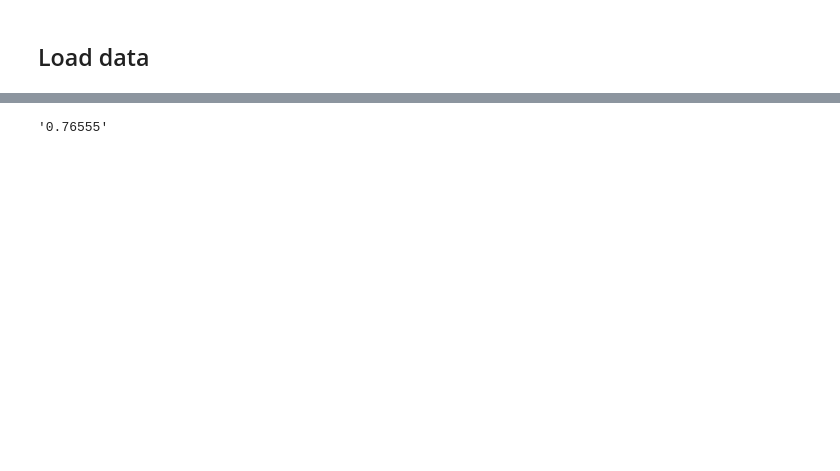
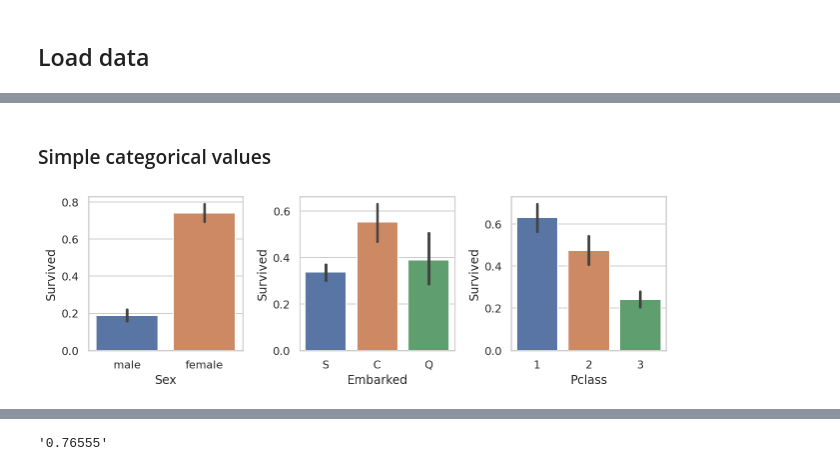
Before and after one commit to dwitvliet/kaggle-titanic, a Jupyter notebook: kaggle-titanic.ipynb, the cells around one changed output, grey strips where cells are left out. Drawn from its saved outputs; the diff is of its cells as text; code cells hidden in the pictures; blank space fills up the shorter version.

Commit message:
Added exploratory analysis of categorical and discrete values

```diff
--- a/kaggle-titanic.ipynb
+++ b/kaggle-titanic.ipynb
@@ -90,0 +127,11 @@ Other columns:
+# %% [markdown]
+### Simple categorical values
+# %%
+categorical_columns = ['Sex', 'Embarked', 'Pclass']
+
+fig, axes = plt.subplots(1, 3, figsize=(9, 3))
+for i, categorical_column in enumerate(categorical_columns):
+    sns.barplot(data=train, x=categorical_column, y='Survived', ax=axes[i])
+plt.tight_layout()
+# %% [output]
+[figure, added]
```
Also changed, not shown: parts of 15 cells of this notebook.
